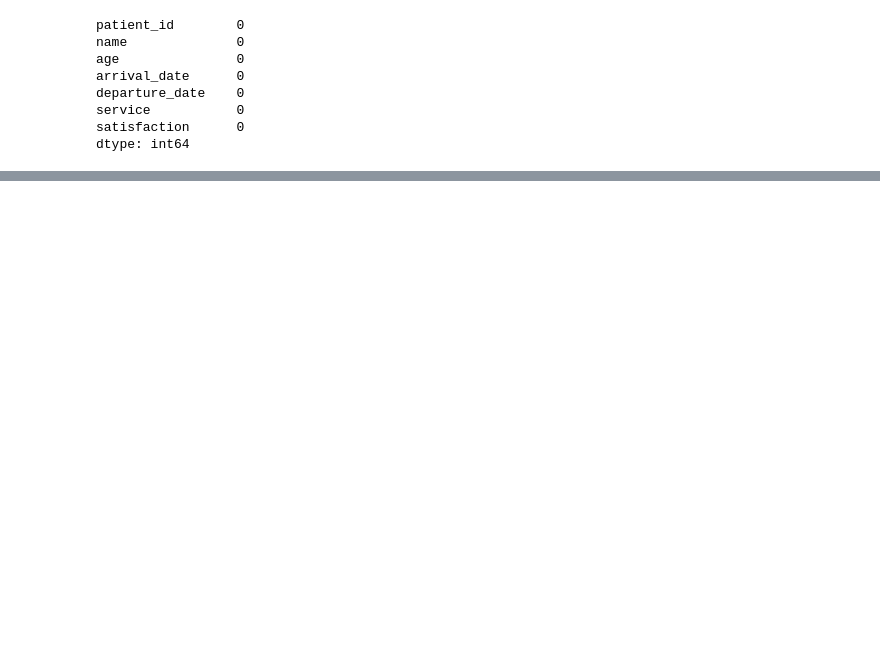
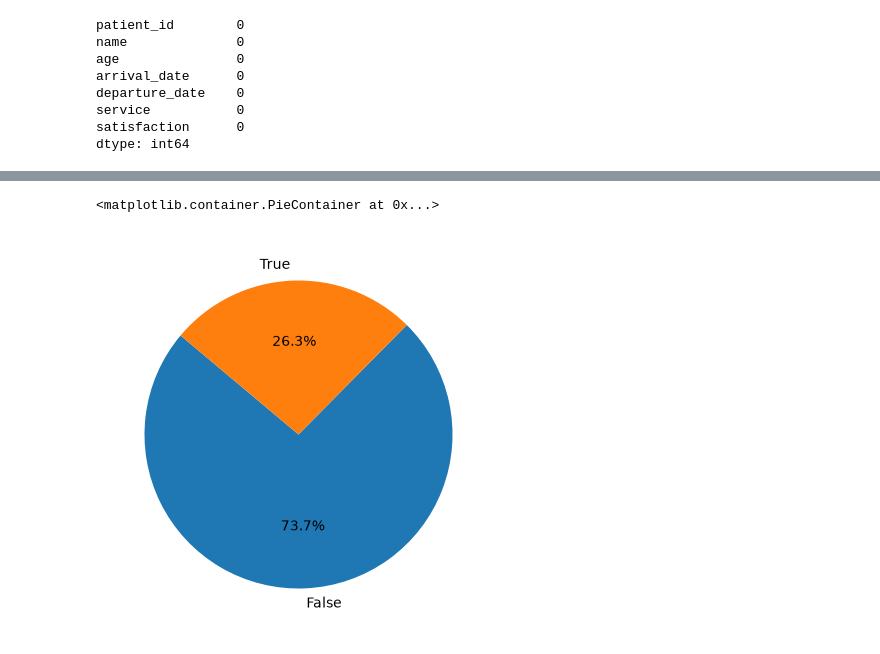
Before and after one commit to yavuzkanat/SupervisedMachineLearning, a Jupyter notebook: kaggle/hospital-beds-management.ipynb, the cells around one changed output, grey strips where cells are left out. Saved outputs shown, nothing was run; the diff lists cells and outputs as text; code cells hidden in the pictures; blank space fills up the shorter version.

```diff
--- a/kaggle/hospital-beds-management.ipynb
+++ b/kaggle/hospital-beds-management.ipynb
@@ -49,0 +136,15 @@ dtype: int64
+# %%
+
+em_counts = patientsData.service_emergency.value_counts()
+fig, ax = plt.subplots(figsize=(5,5))
+
+# 3. Feed the data and the labels to the pie chart
+plt.pie(
+    em_counts,
+    labels=em_counts.index,
+    autopct="%1.1f%%",
+    startangle=140      # Tilts the pie chart for a nicer starting view
+)
+# %% [output]
+<matplotlib.container.PieContainer at 0x...>
+[figure, added]
```
Also changed, not shown: parts of 40 cells of this notebook.
